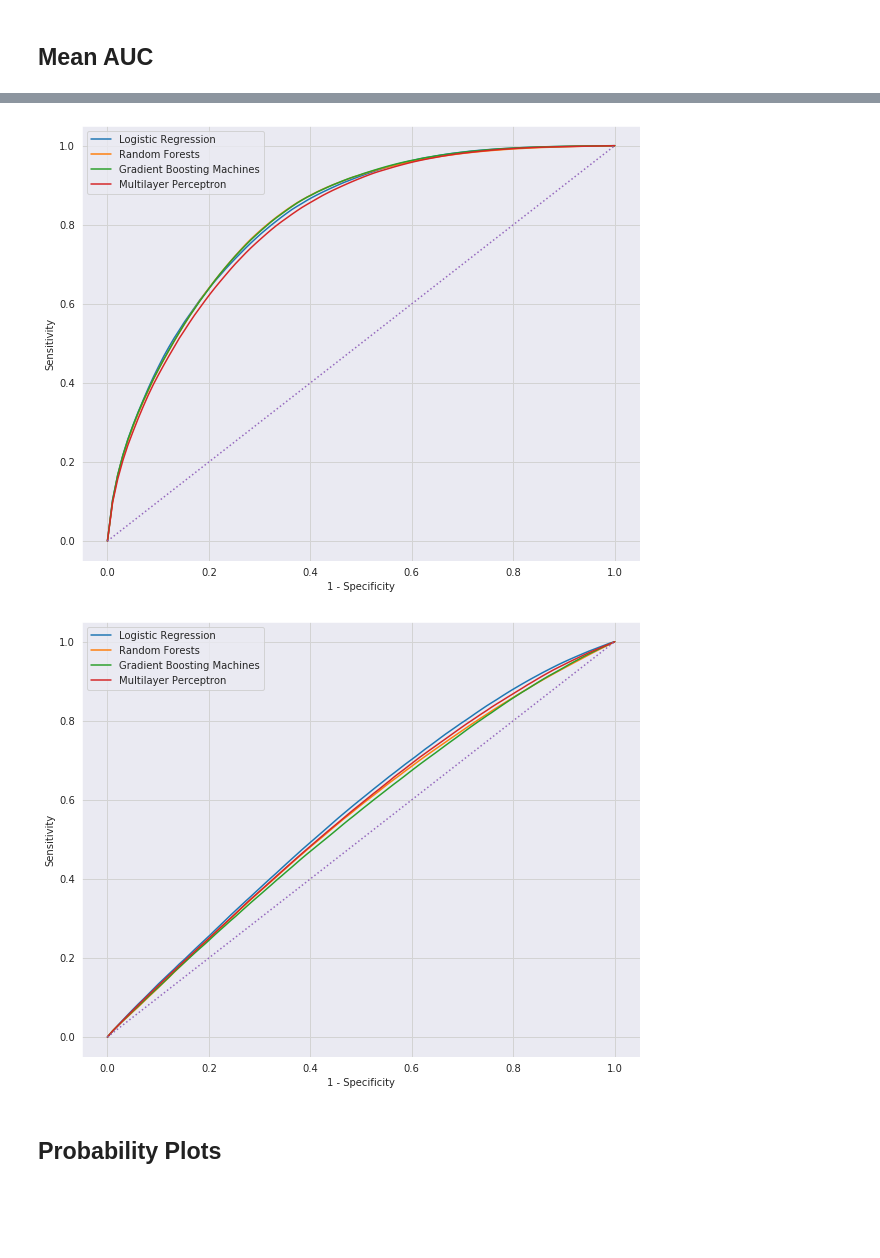
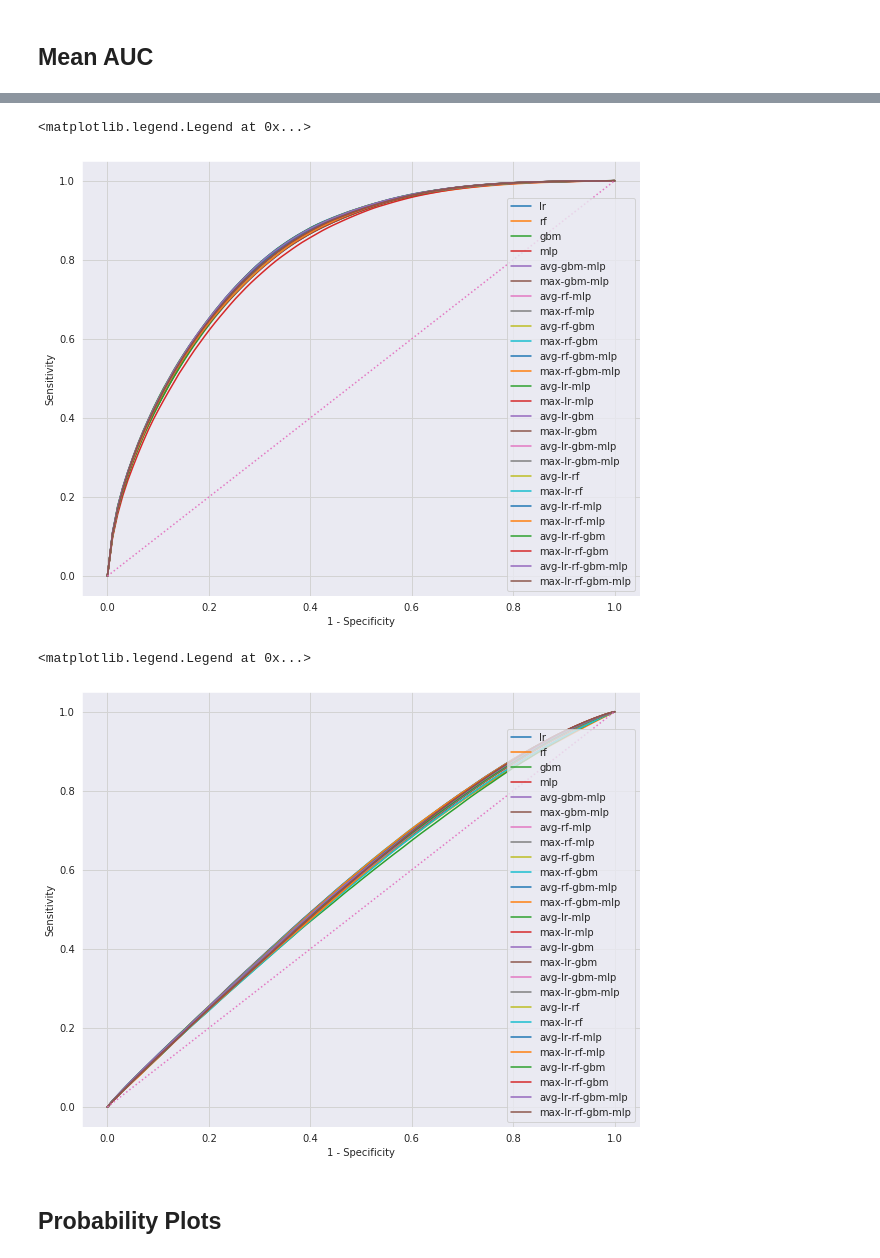
Before and after one commit to sudarshan85/imminent-adm-mimic, a Jupyter notebook: analysis/result_analysis.ipynb, the cells around one changed output, grey strips where cells are left out. Cells and saved outputs as stored; diff of their text form; code cells hidden in the pictures; blank space fills up the shorter version.

```diff
--- a/analysis/result_analysis.ipynb
+++ b/analysis/result_analysis.ipynb
@@ -179,0 +208,12 @@ ps_ttests.to_csv(args.workdir/'ps.xlsx')
+# %%
+with open(args.resultdir/'bams.pkl', 'rb') as f:
+  ia_bams = pickle.load(f)
+  ps_bams = pickle.load(f)
+
+ia_metrics = pd.read_csv(args.resultdir/'ia_metrics.csv', index_col=0)
+ps_metrics = pd.read_csv(args.resultdir/'ps_metrics.csv', index_col=0)
+ia_best = pd.read_csv(args.resultdir/'ia_best.csv', index_col=0)
+ps_best = pd.read_csv(args.resultdir/'ps_best.csv', index_col=0)
+
+ia_ttests = pd.read_csv(args.resultdir/'ia_ttests.csv', index_col=0)
+ps_ttests = pd.read_csv(args.resultdir/'ps_ttests.csv', index_col=0)
@@ -180,5 +230,2 @@ ps_ttests.to_csv(args.workdir/'ps.xlsx')
 # %% [markdown]
 ## Mean AUC
-# %%
-model = 'mlp'
-ia_bams[model].get_avg_metrics(conf=0.5)
@@ -193,3 +231,0 @@ ia_bams[model].get_avg_metrics(conf=0.5)
-# %%
-model = 'mlp'
-ps_bams[model].get_avg_metrics(conf=0.5)
@@ -204,3 +232,5 @@ ps_bams[model].get_avg_metrics(conf=0.5)
+# %%
+legends = list(ia_bams.keys())
 # %%
 def get_mean_tprs(bams, base_fpr):
   mean_tprs = {}
@@ -219,19 +249,20 @@ def get_mean_tprs(bams, base_fpr):
 # %%
 base_fpr = np.linspace(0, 1, 100)
 mean_tprs = get_mean_tprs(ia_bams, base_fpr)
 
 fig, ax = plt.subplots(1, 1, figsize=(10, 8))
 for i, (model, mean_tpr) in enumerate(mean_tprs.items()):
   ax.plot(base_fpr, mean_tpr)
 ax.plot([0, 1], [0, 1], linestyle=':')
 ax.grid(b=True, which='major', color='#d3d3d3', linewidth=1.0)
 ax.grid(b=True, which='minor', color='#d3d3d3', linewidth=0.5)
 ax.set_ylabel('Sensitivity')
 ax.set_xlabel('1 - Specificity')
-ax.legend(['Logistic Regression', 'Random Forests', 'Gradient Boosting Machines', 'Multilayer Perceptron'])
-fig.savefig(args.figdir/'ia_mean_roc.tif', dpi=300)
+ax.legend(legends)
+# fig.savefig(args.figdir/'ia_mean_roc.tif', dpi=300)
 # %% [output]
+<matplotlib.legend.Legend at 0x...>
-[figure, old version]
+[figure, new version]
 # %%
 base_fpr = np.linspace(0, 1, 100)
 mean_tprs = get_mean_tprs(ps_bams, base_fpr)
@@ -244,9 +275,10 @@ ax.grid(b=True, which='major', color='#d3d3d3', linewidth=1.0)
 ax.grid(b=True, which='minor', color='#d3d3d3', linewidth=0.5)
 ax.set_ylabel('Sensitivity')
 ax.set_xlabel('1 - Specificity')
-ax.legend(['Logistic Regression', 'Random Forests', 'Gradient Boosting Machines', 'Multilayer Perceptron'])
-fig.savefig(args.figdir/'ps_mean_roc.tif', dpi=300)
+ax.legend(legends)
+# fig.savefig(args.figdir/'ps_mean_roc.tif', dpi=300)
 # %% [output]
+<matplotlib.legend.Legend at 0x...>
-[figure, old version]
+[figure, new version]
 # %% [markdown]
 ## Probability Plots
```
Also changed, not shown: parts of 24 cells of this notebook, 2 other files.
